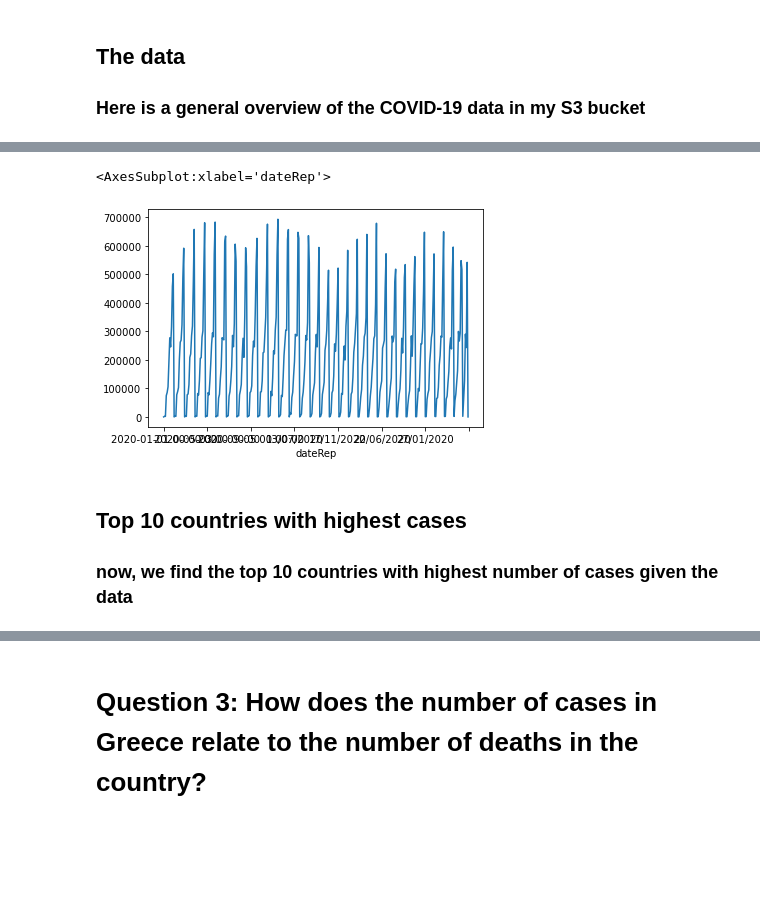
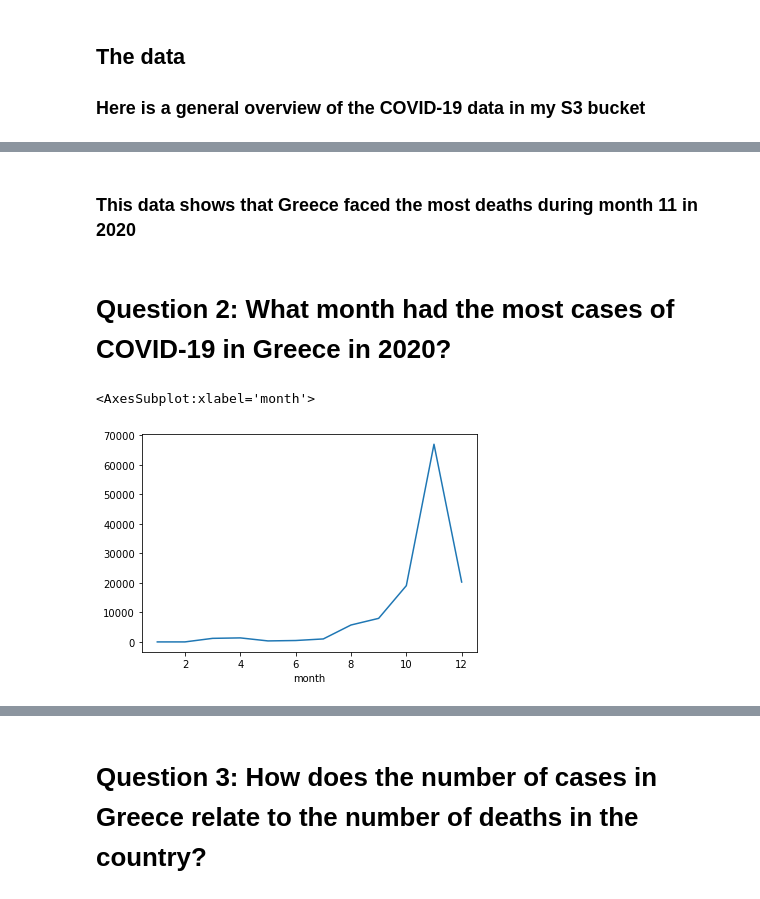
Before and after one commit to Alambo22/IA241-github, a Jupyter notebook: final_project.ipynb, the cells around one changed output, grey strips where cells are left out. Cells and saved outputs as stored; diff of their text form; code cells hidden in the pictures; blank space fills up the shorter version.

```diff
--- a/final_project.ipynb
+++ b/final_project.ipynb
@@ -45,10 +48,11 @@ df[:20] #top 20 rows
+# %% [markdown]
+### This data shows that Greece faced the most deaths during month 11 in 2020
+# %% [markdown]
+# Question 2: What month had the most cases of COVID-19 in Greece in 2020?
 # %%
-sum_cases_per_day = df.groupby('dateRep').sum()['cases']
+sum_cases_per_month = greece_data.groupby('month').sum()['cases']
 # %%
-sum_cases_per_day.plot()
+sum_cases_per_month.plot()
 # %% [output]
-<AxesSubplot:xlabel='dateRep'>
+<AxesSubplot:xlabel='month'>
-[figure, old version]
+[figure, new version]
-# %% [markdown]
-## Top 10 countries with highest cases
-### now, we find the top 10 countries with highest number of cases given the data
```
Also changed, not shown: parts of 20 cells of this notebook.
